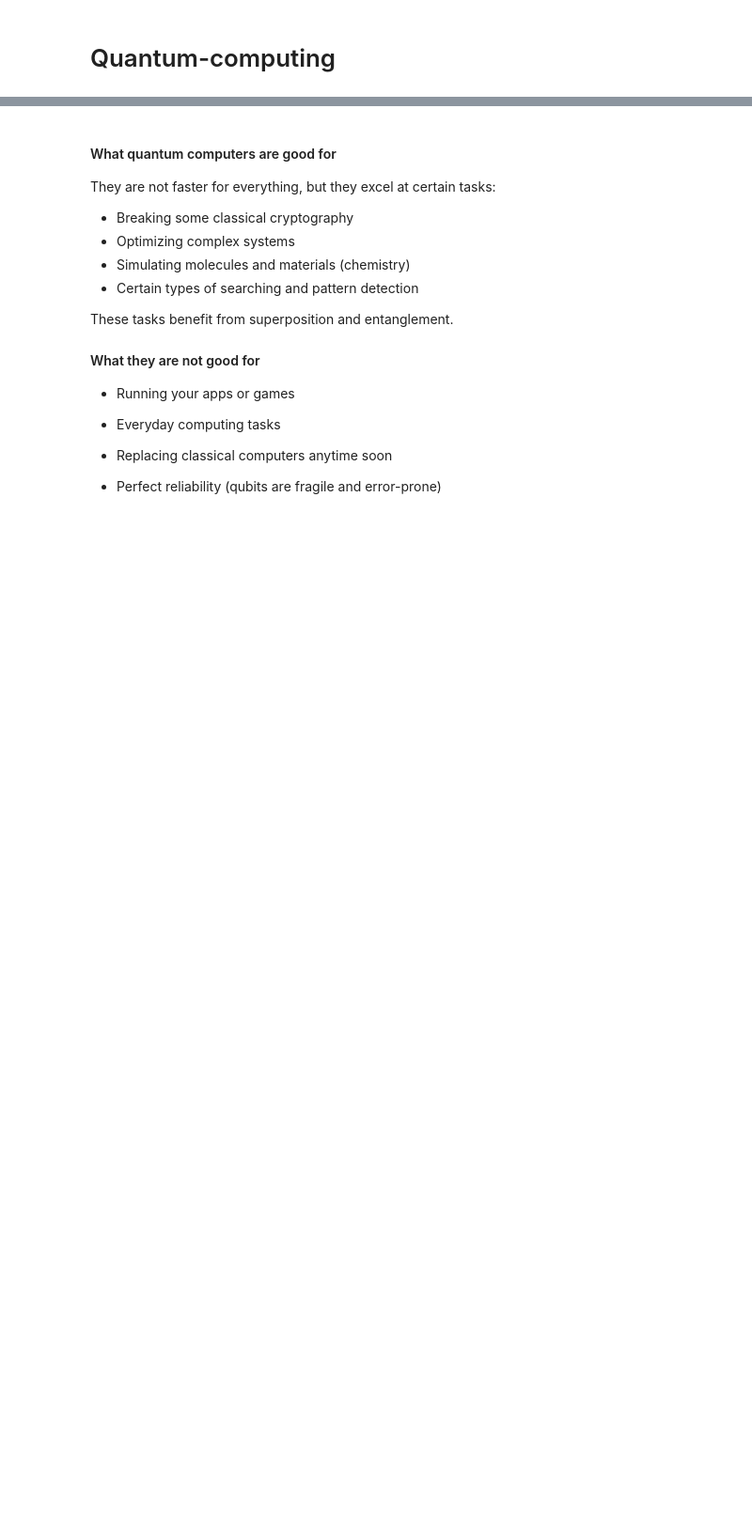
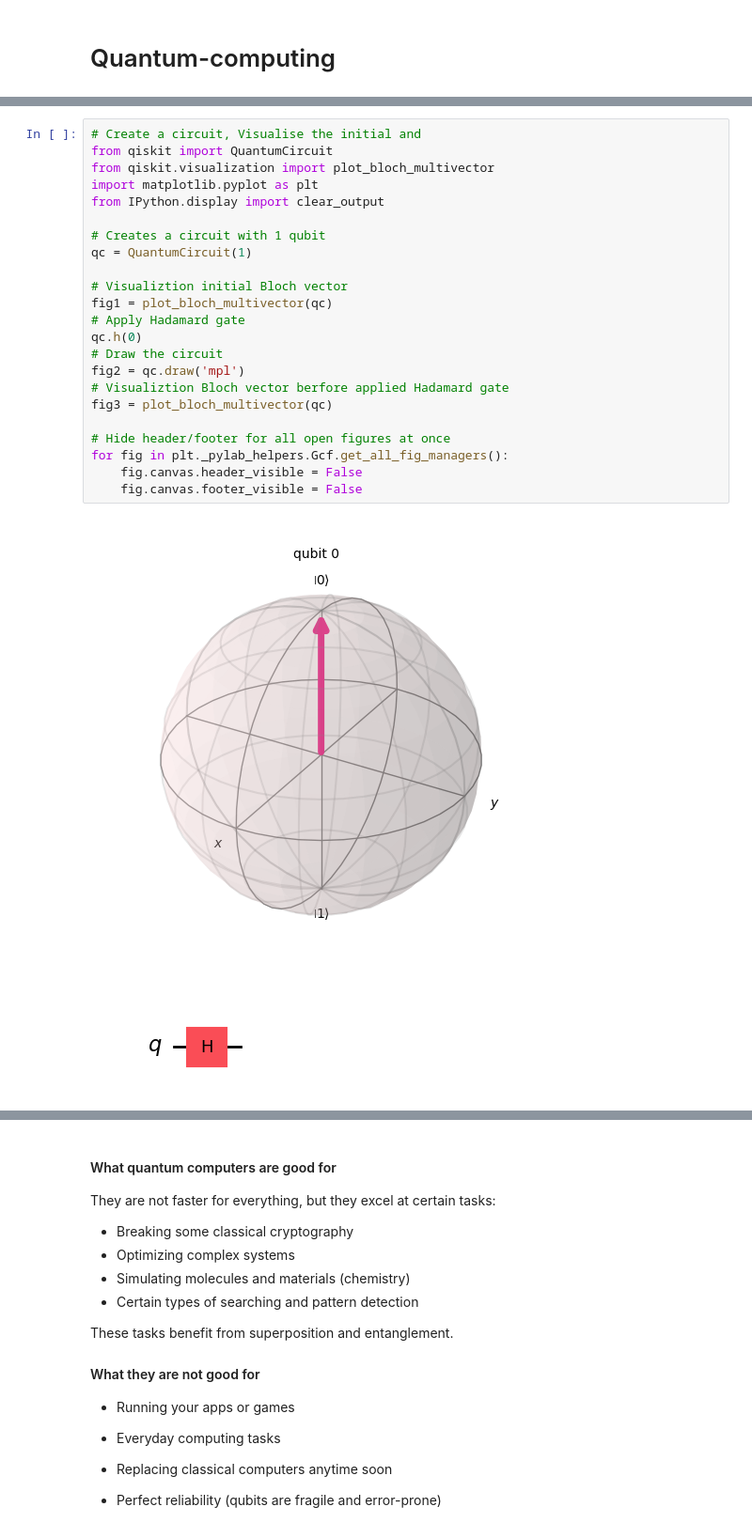
Before and after one commit to MariyaSV78/notebook_Quantum-computing, a Jupyter notebook: Quantum-computing.ipynb, the cells around one changed output, grey strips where cells are left out. Shown at 94% size. Drawn from its saved outputs; the diff is of its cells as text; blank space fills up the shorter version.

```diff
--- a/Quantum-computing.ipynb
+++ b/Quantum-computing.ipynb
@@ -13,0 +474,26 @@ The core Differece between Classical and Quantum comuters is using as minimal in
+# %%
+# Create a circuit, Visualise the initial and
+from qiskit import QuantumCircuit
+from qiskit.visualization import plot_bloch_multivector
+import matplotlib.pyplot as plt
+from IPython.display import clear_output
+
+# Creates a circuit with 1 qubit
+qc = QuantumCircuit(1)
+
+# Visualiztion initial Bloch vector
+fig1 = plot_bloch_multivector(qc)
+# Apply Hadamard gate
+qc.h(0)
+# Draw the circuit
+fig2 = qc.draw('mpl')
+# Visualiztion Bloch vector berfore applied Hadamard gate
+fig3 = plot_bloch_multivector(qc)
+
+# Hide header/footer for all open figures at once
+for fig in plt._pylab_helpers.Gcf.get_all_fig_managers():
+    fig.canvas.header_visible = False
+    fig.canvas.footer_visible = False
+# %% [output]
+[figure, added]
+[figure, added]
```
Also changed, not shown: parts of 40 cells of this notebook, 17 other files.
